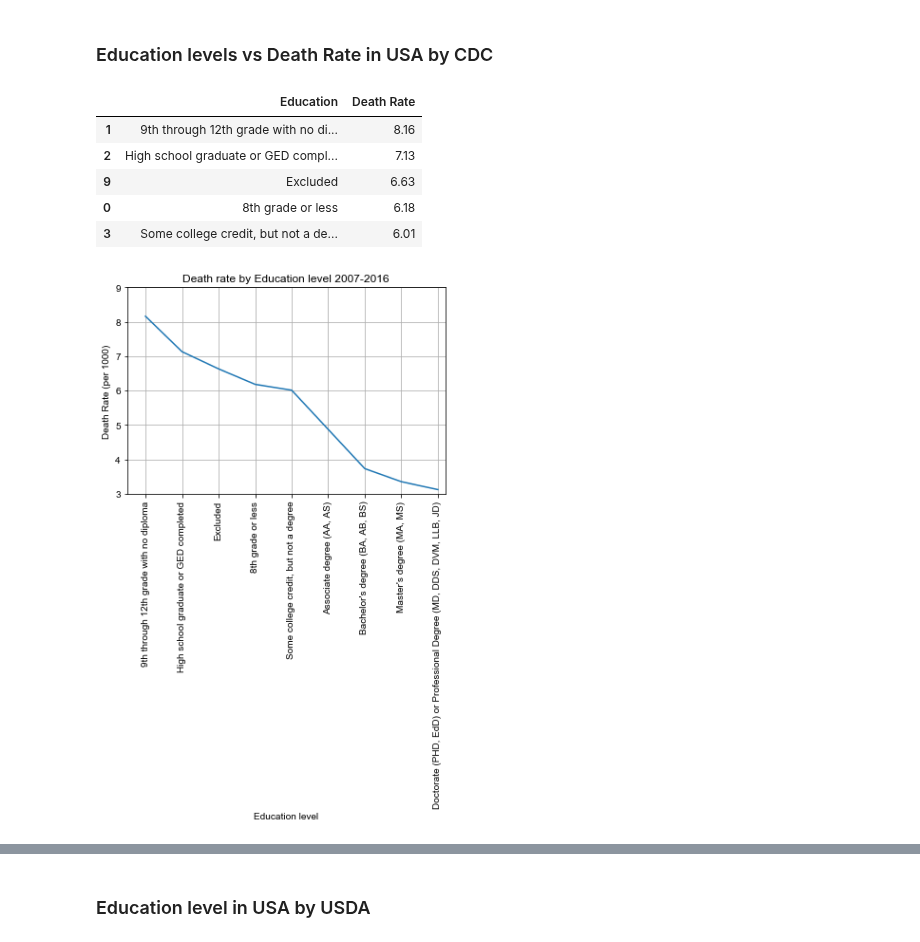
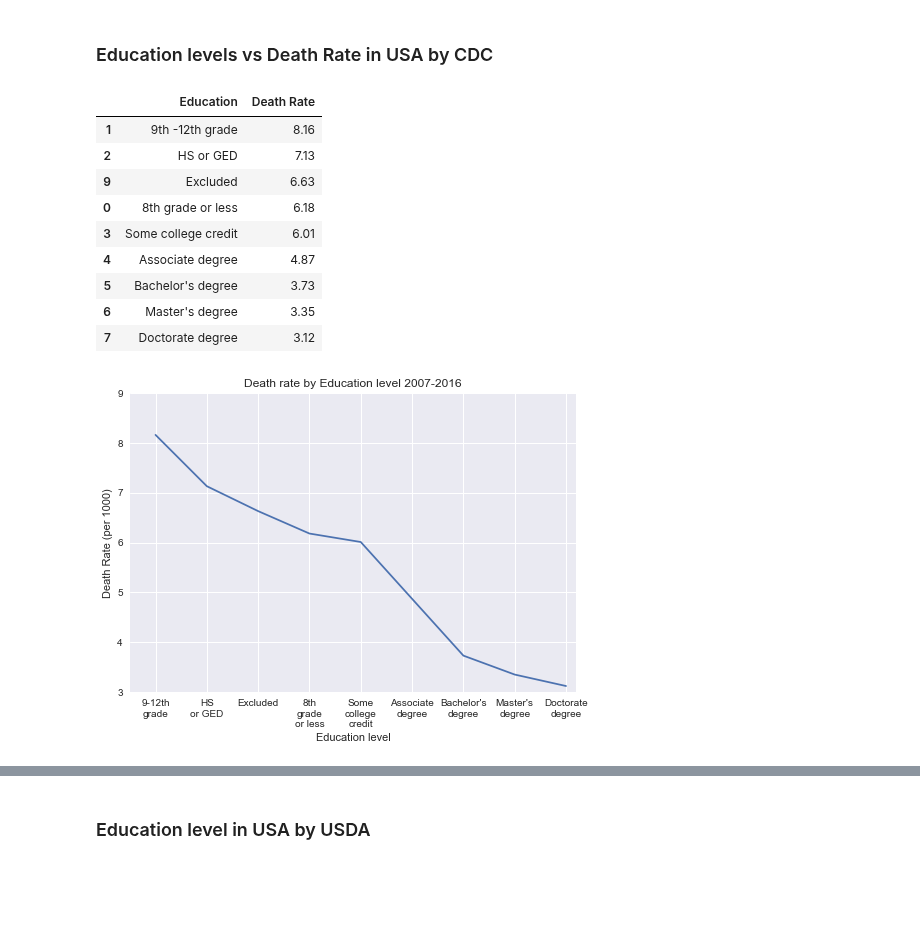
Before and after one commit to jasminajovanovic/IMR, a Jupyter notebook: IMR_by_education.ipynb, the cells around one changed output, grey strips where cells are left out. Cells and saved outputs as stored; diff of their text form; code cells hidden in the pictures; blank space fills up the shorter version.

```diff
--- a/IMR_by_education.ipynb
+++ b/IMR_by_education.ipynb
@@ -27,36 +27,45 @@ del exclude_unknown['Deaths']
 del exclude_unknown['Education Code']
 del exclude_unknown['Births']
 del exclude_unknown['Notes']
-exclude_unknown.head()
+exclude_unknown
 # %% [output]
 |  | Education | Death Rate |
-| 1 | 9th through 12th grade with no di... | 8.16 |
-| 2 | High school graduate or GED compl... | 7.13 |
+| 1 | 9th -12th grade | 8.16 |
+| 2 | HS or GED | 7.13 |
 | 9 | Excluded | 6.63 |
 | 0 | 8th grade or less | 6.18 |
-| 3 | Some college credit, but not a de... | 6.01 |
+| 3 | Some college credit | 6.01 |
+| 4 | Associate degree | 4.87 |
+| 5 | Bachelor's degree | 3.73 |
+| 6 | Master's degree | 3.35 |
+| 7 | Doctorate degree | 3.12 |
 # %%
-plt.plot(exclude_unknown["Education"],
-         exclude_unknown["Death Rate"]
+x_axis = exclude_unknown['Education']
+y_axis = exclude_unknown['Death Rate']
 
-         )
+# plt.plot(exclude_unknown["Education"],
+#          exclude_unknown["Death Rate"]
+
+#          )
+plt.plot(x_axis, y_axis)
+
 
 # Incorporate the other graph properties
 plt.style.use('seaborn')
 plt.title(f"Death rate by Education level 2007-2016")
 plt.ylabel("Death Rate (per 1000)")
 plt.xlabel("Education level")
 plt.grid(True)
-plt.xticks(exclude_unknown['Education'], rotation="vertical")
+plt.xticks((range(len(x_axis))), ["9-12th\ngrade", "HS\nor GED", "Excluded", "8th\ngrade\nor less", "Some\ncollege\ncredit", "Associate\ndegree",  "Bachelor's\ndegree", "Master's\ndegree", "Doctorate\ndegree"])
 plt.xlim(-0.5, 8.2)
 plt.ylim(3, 9)
 # Save the figure
 plt.savefig("Images/Education_lever_line.png")
 
 # Show plot
 plt.show()
 # %% [output]
-[figure, old version]
+[figure, new version]
 # %%
 x_axis = exclude_unknown['Education']
 y_axis = exclude_unknown['Death Rate']
```
Also changed, not shown: parts of 2 cells of this notebook, 9 other files.
